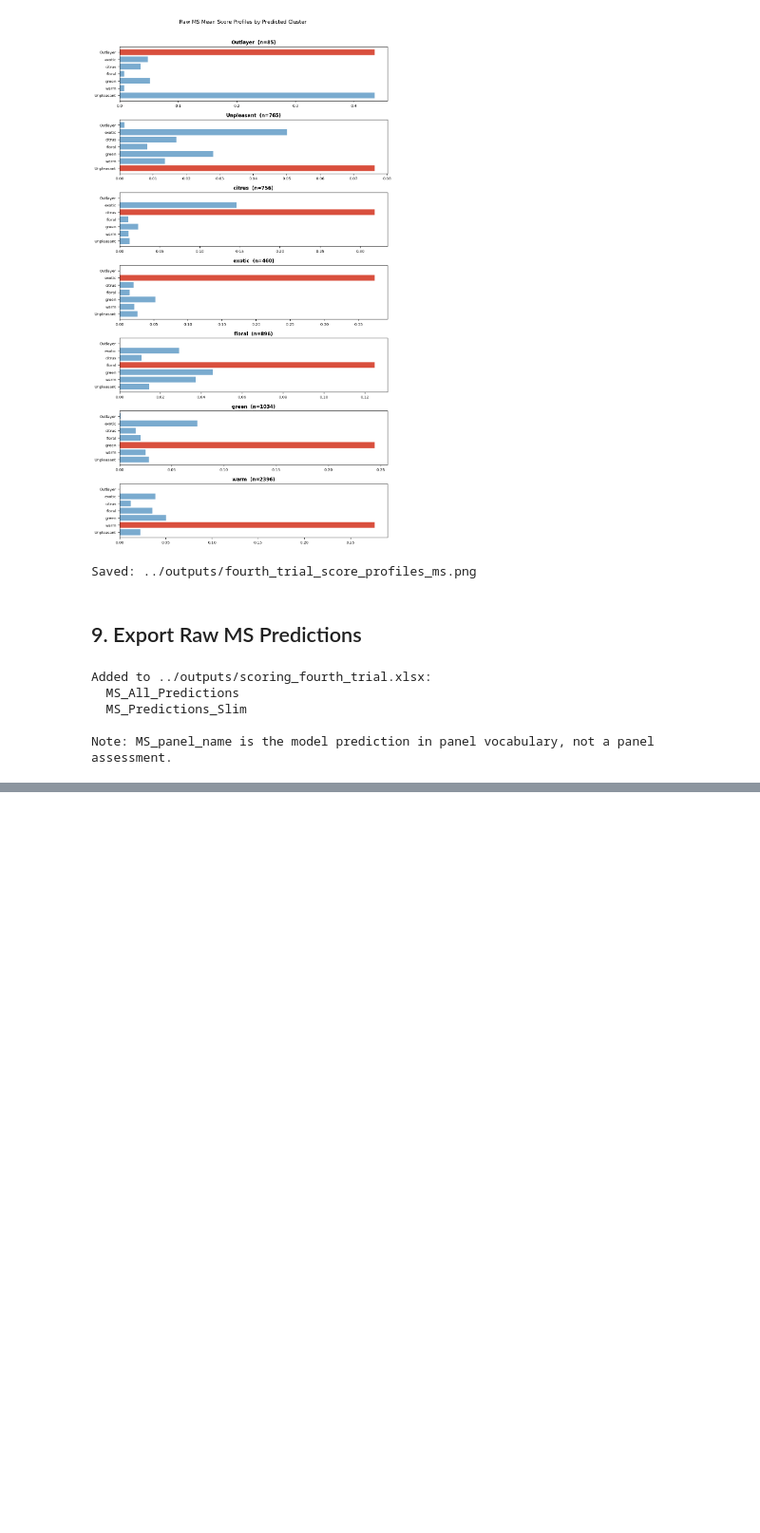
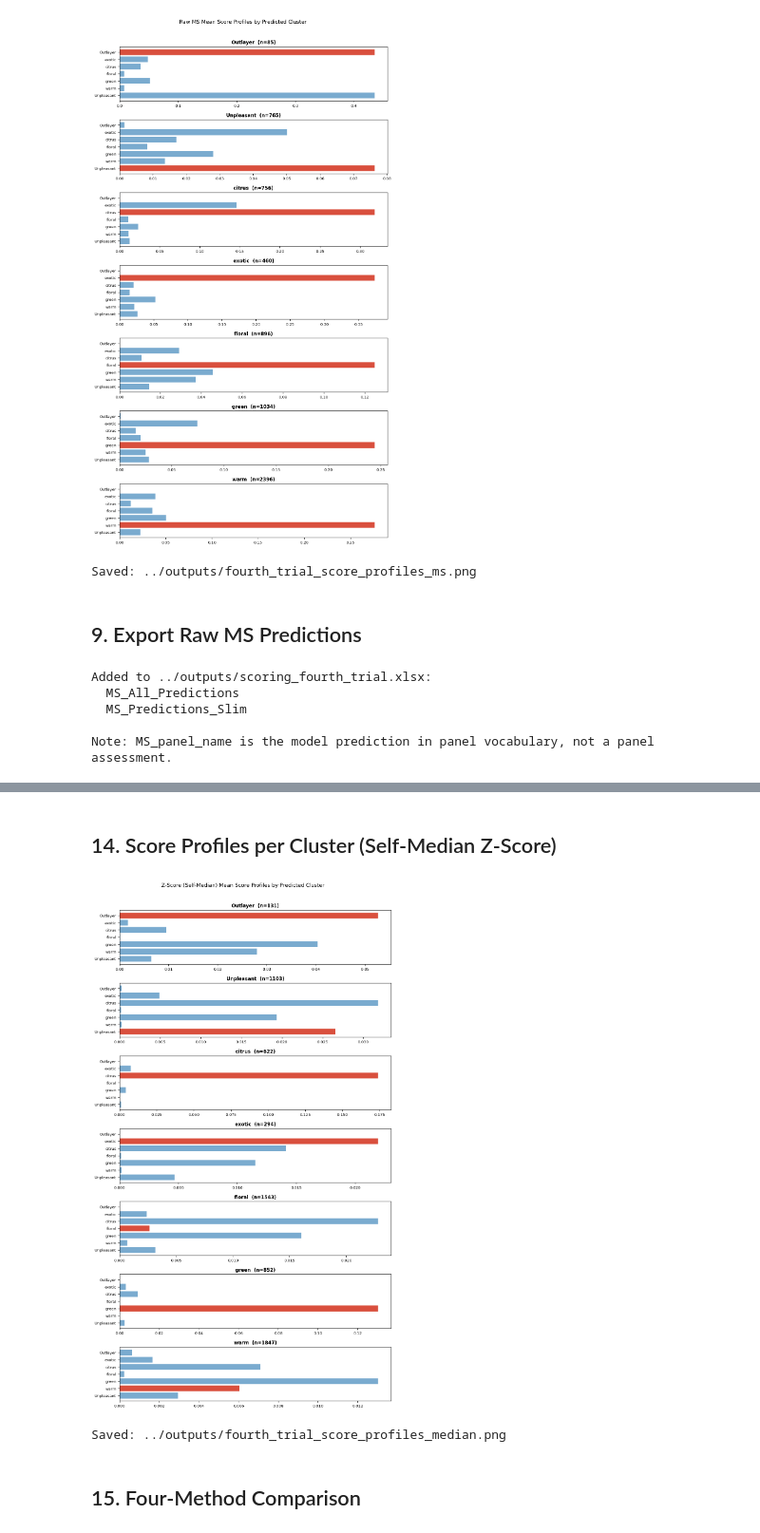
Before and after one commit to fredboneML/Flavour_Agent, a Jupyter notebook: notebooks/scoring_fourth_trial.ipynb, the cells around one changed output, grey strips where cells are left out. Shown at 95% size. Saved outputs shown, nothing was run; the diff lists cells and outputs as text; code cells hidden in the pictures; blank space fills up the shorter version.

```diff
--- a/notebooks/scoring_fourth_trial.ipynb
+++ b/notebooks/scoring_fourth_trial.ipynb
@@ -337,0 +433,8 @@ Note: MS_panel_name is the model prediction in panel vocabulary, not a panel ass
+# %%
+recipes_med  = apply_zscore_quantities(recipes, median_self)
+scores_med   = compute_scores(recipes_med, weights)
+ms_med       = assign_clusters(scores_med)
+ms_med_panel = ms_med.map(MS_TO_PANEL)
+
+print("Cluster distribution (Z-Score, self median):")
+print(ms_med.value_counts().to_string())
@@ -337,0 +451,33 @@ Note: MS_panel_name is the model prediction in panel vocabulary, not a panel ass
+# %% [markdown]
+## 14. Score Profiles per Cluster (Self-Median Z-Score)
+# %%
+scores_med_norm = normalize_scores(scores_med)
+profile_med = scores_med_norm.copy()
+profile_med["cluster"] = ms_med
+mean_profile_med = profile_med.groupby("cluster")[CLUSTER_COLS].mean()
+
+fig, axes = plt.subplots(len(mean_profile_med), 1,
+                         figsize=(9, 2.2 * len(mean_profile_med)), sharey=False)
+if len(mean_profile_med) == 1:
+    axes = [axes]
+
+for ax, (cluster, row) in zip(axes, mean_profile_med.iterrows()):
+    n = (ms_med == cluster).sum()
+    colors = ["#d94f3d" if c == cluster else "#7aabcf" for c in CLUSTER_COLS]
+    ax.barh(CLUSTER_COLS, row[CLUSTER_COLS], color=colors)
+    ax.set_xlim(0, None)
+    ax.set_title(f"{cluster}  (n={n})", fontsize=10, fontweight="bold")
+    ax.tick_params(axis="both", labelsize=8)
+
+fig.suptitle("Z-Score (Self-Median) Mean Score Profiles by Predicted Cluster",
+             fontsize=11, y=1.01)
+plt.tight_layout()
+out_med = Path("../outputs/fourth_trial_score_profiles_median.png")
+plt.savefig(out_med, bbox_inches="tight")
+plt.show()
+print(f"Saved: {out_med}")
+# %% [output]
+[figure, added]
+Saved: ../outputs/fourth_trial_score_profiles_median.png
+# %% [markdown]
+## 15. Four-Method Comparison
```
Also changed, not shown: parts of 11 cells of this notebook, 3 other files.
